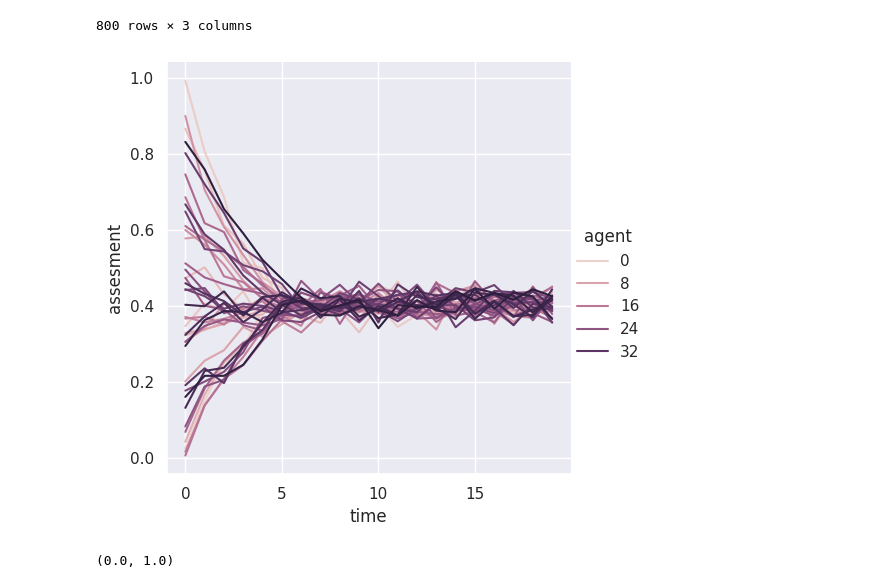
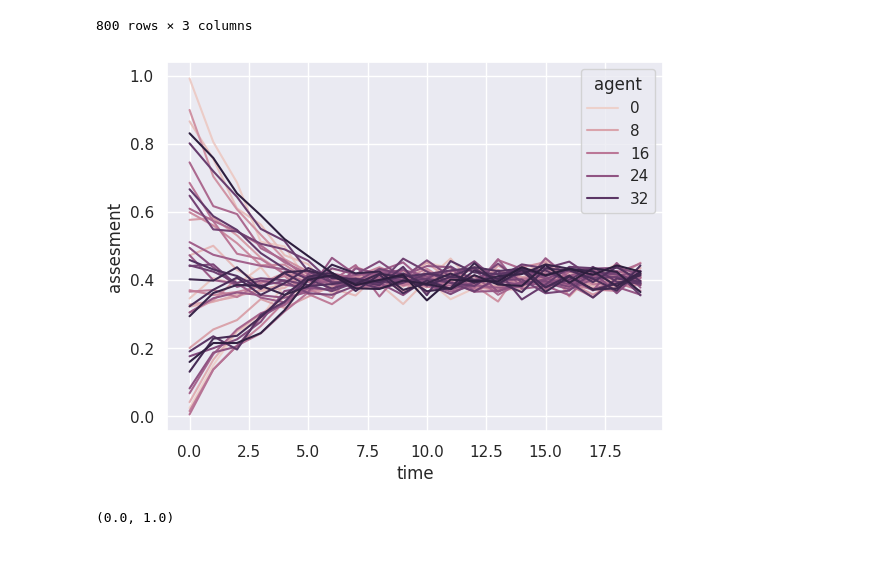
Before and after one commit to FrtZgwL/FreeSpeechABM, a Jupyter notebook: abm/model.ipynb, the cells around one changed output. Drawn from its saved outputs; the diff is of its cells as text; code cells hidden in the pictures; blank space fills up the shorter version.

```diff
--- a/abm/model.ipynb
+++ b/abm/model.ipynb
@@ -104,13 +104,13 @@ dataframe
 # %%
 sns.set_theme()
 
-sns.relplot(
-    data=dataframe, kind="line",
+sns.lineplot(
+    data=dataframe,
     x="time", y="assesment", hue="agent")
 
 plt.show()
 # %% [output]
-[figure, old version]
+[figure, new version]
 # %%
 
 sns.relplot(
```
Also changed, not shown: parts of 1 cell of this notebook, 2 other files.
